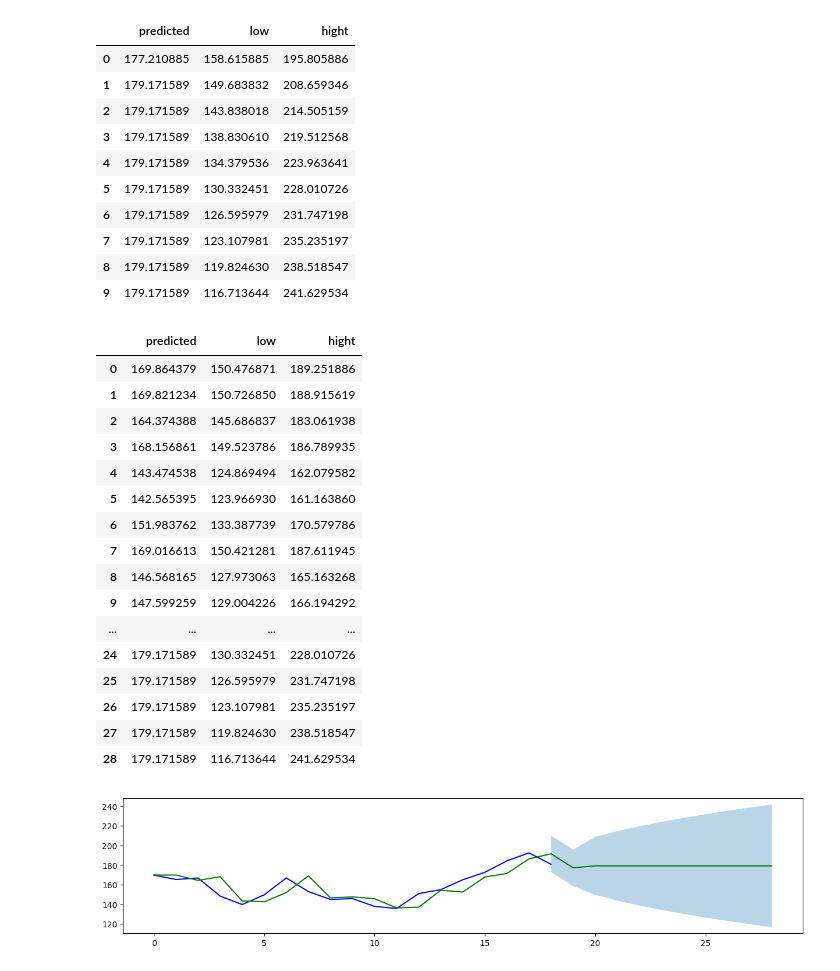
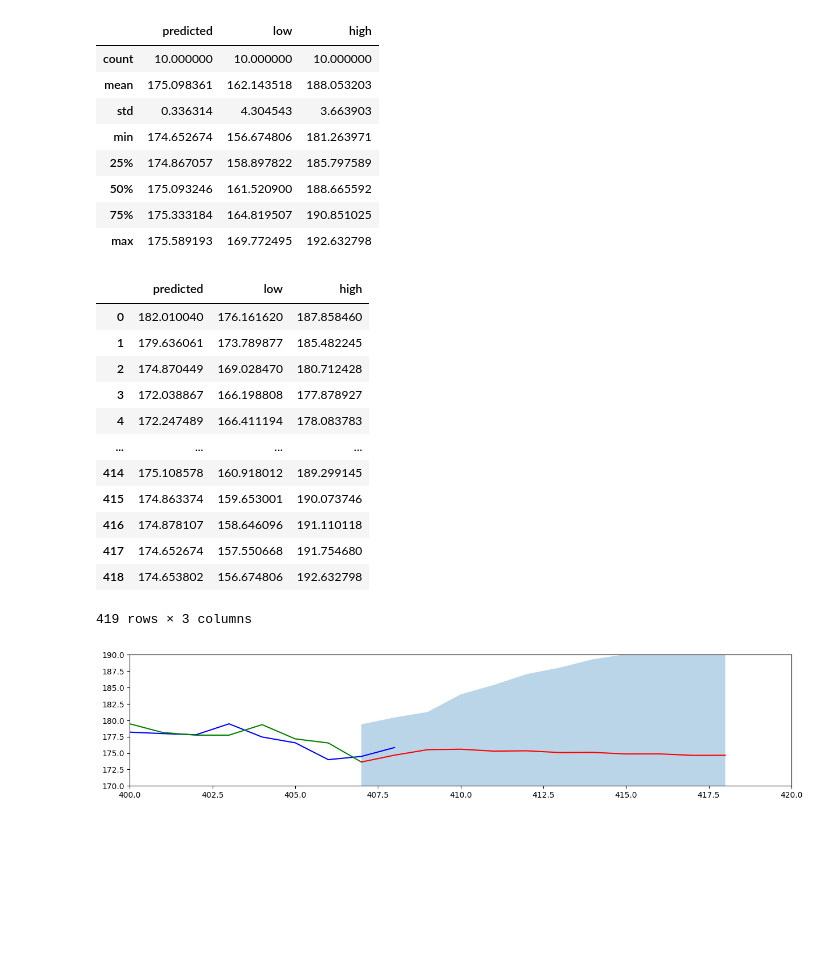
Before and after one commit to leadline42/lecture-bda-visaulization-python, a Jupyter notebook: Lecture05/Lecture05_02.ipynb, the cells around one changed output. Drawn from its saved outputs; the diff is of its cells as text; code cells hidden in the pictures; blank space fills up the shorter version.

```diff
--- a/Lecture05/Lecture05_02.ipynb
+++ b/Lecture05/Lecture05_02.ipynb
@@ -12,10 +12,11 @@ import os, pendulum
 # %%
 # apple_data파일 불러오기
 file_path = './Data02/'
-file_date = pendulum.now().to_date_string()
-file_name = 'apple_data.csv'
+file_list = os.listdir(file_path)
+print(file_list)
+file_name = file_list[0]
 
-df_rawdata_stock_apple = pd.read_csv(file_path+file_date+'_'+file_name)
+df_rawdata_stock_apple = pd.read_csv(file_path+file_name)
 df_rawdata_stock_apple.info()
-df_rawdata_stock_apple.tail()
+df_rawdata_stock_apple
 # %% [output]
@@ -44,5 +53,5 @@ memory usage: 1.5+ KB
 # %%
-model = ARIMA(df_rawdata_stock_apple['Close'].values, order=(0,1,2))
+model = ARIMA(df_rawdata_stock_apple['Close'].values, order=(2,1,2))
 model_fit = model.fit()
 model_fit.summary()
 # %% [output]
@@ -77,6 +88,6 @@ plt.show()
 # %%
 pred = model_fit.get_prediction()
-df_result_pred = pd.concat([pd.Series(pred.predicted_mean, name='predicted'), pd.DataFrame(pred.conf_int(), columns=['low', 'hight'])], axis=1)
+df_result_pred = pd.concat([pd.Series(pred.predicted_mean, name='predicted'), pd.DataFrame(pred.conf_int(), columns=['low', 'high'])], axis=1)
 df_result_pred01 = df_result_pred.iloc[1:, ].reset_index(drop=True)
 df_result_pred01
 # %% [output]
@@ -113,51 +120,47 @@ plt.show()
 # %%
 pred = model_fit.get_forecast(steps=10)
-df_result_forecast = pd.concat([pd.Series(pred.predicted_mean, name='predicted'), pd.DataFrame(pred.conf_int(), columns=['low', 'hight'])], axis=1)
-df_result_forecast
+df_result_forecast = pd.concat([pd.Series(pred.predicted_mean, name='predicted'), pd.DataFrame(pred.conf_int(), columns=['low', 'high'])], axis=1)
+df_result_forecast.describe()
 # %% [output]
-|  | predicted | low | hight |
-| 0 | 177.210885 | 158.615885 | 195.805886 |
-| 1 | 179.171589 | 149.683832 | 208.659346 |
-| 2 | 179.171589 | 143.838018 | 214.505159 |
-| 3 | 179.171589 | 138.830610 | 219.512568 |
-| 4 | 179.171589 | 134.379536 | 223.963641 |
-| 5 | 179.171589 | 130.332451 | 228.010726 |
-| 6 | 179.171589 | 126.595979 | 231.747198 |
-| 7 | 179.171589 | 123.107981 | 235.235197 |
-| 8 | 179.171589 | 119.824630 | 238.518547 |
-| 9 | 179.171589 | 116.713644 | 241.629534 |
+|  | predicted | low | high |
+| count | 10.000000 | 10.000000 | 10.000000 |
+| mean | 175.098361 | 162.143518 | 188.053203 |
+| std | 0.336314 | 4.304543 | 3.663903 |
+| min | 174.652674 | 156.674806 | 181.263971 |
+| 25% | 174.867057 | 158.897822 | 185.797589 |
+| 50% | 175.093246 | 161.520900 | 188.665592 |
+| 75% | 175.333184 | 164.819507 | 190.851025 |
+| max | 175.589193 | 169.772495 | 192.632798 |
 # %%
 df_total_result = pd.concat([df_result_pred01, df_result_forecast], axis=0).reset_index(drop=True)
 df_total_result
 # %% [output]
-|  | predicted | low | hight |
-| 0 | 169.864379 | 150.476871 | 189.251886 |
-| 1 | 169.821234 | 150.726850 | 188.915619 |
-| 2 | 164.374388 | 145.686837 | 183.061938 |
-| 3 | 168.156861 | 149.523786 | 186.789935 |
-| 4 | 143.474538 | 124.869494 | 162.079582 |
-| 5 | 142.565395 | 123.966930 | 161.163860 |
-| 6 | 151.983762 | 133.387739 | 170.579786 |
-| 7 | 169.016613 | 150.421281 | 187.611945 |
-| 8 | 146.568165 | 127.973063 | 165.163268 |
-| 9 | 147.599259 | 129.004226 | 166.194292 |
+|  | predicted | low | high |
+| 0 | 182.010040 | 176.161620 | 187.858460 |
+| 1 | 179.636061 | 173.789877 | 185.482245 |
+| 2 | 174.870449 | 169.028470 | 180.712428 |
+| 3 | 172.038867 | 166.198808 | 177.878927 |
+| 4 | 172.247489 | 166.411194 | 178.083783 |
 | ... | ... | ... | ... |
-| 24 | 179.171589 | 130.332451 | 228.010726 |
-| 25 | 179.171589 | 126.595979 | 231.747198 |
-| 26 | 179.171589 | 123.107981 | 235.235197 |
-| 27 | 179.171589 | 119.824630 | 238.518547 |
-| 28 | 179.171589 | 116.713644 | 241.629534 |
+| 414 | 175.108578 | 160.918012 | 189.299145 |
+| 415 | 174.863374 | 159.653001 | 190.073746 |
+| 416 | 174.878107 | 158.646096 | 191.110118 |
+| 417 | 174.652674 | 157.550668 | 191.754680 |
+| 418 | 174.653802 | 156.674806 | 192.632798 |
+419 rows × 3 columns
 # %%
 df_mod00_stock_apple = df_rawdata_stock_apple.iloc[1:,:].reset_index(drop=True)
 
 fig, ax = plt.subplots()
 fig.set_size_inches(15,3)
 
 ax.plot(df_mod00_stock_apple.index, df_mod00_stock_apple.Close, color='b')
-ax.plot(df_total_result.index[:19], df_total_result.iloc[:19, 0], color='g')
-ax.plot(df_total_result.index[18:], df_total_result.iloc[18:, 0], color='g')
-ax.fill_between(df_total_result.index[18:], df_total_result.iloc[18:,1], df_total_result.iloc[18:,2], alpha=.3, linewidth=0)
+ax.plot(df_total_result.index[:408], df_total_result.iloc[:408, 0], color='g')
+ax.plot(df_total_result.index[407:], df_total_result.iloc[407:, 0], color='r')
+ax.fill_between(df_total_result.index[407:], df_total_result.iloc[407:,1], df_total_result.iloc[407:,2], alpha=.3, linewidth=0)
+ax.set_xlim(400,420)
+ax.set_ylim(170,190)
 
 plt.show()
 # %% [output]
-[figure, old version]
+[figure, new version]
```
Also changed, not shown: parts of 5 cells of this notebook, 9 other files.
